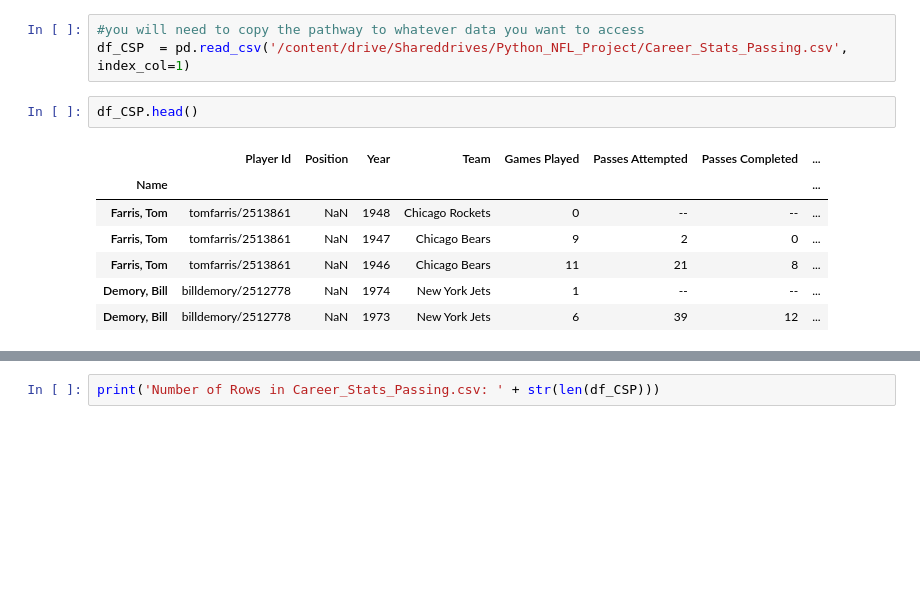
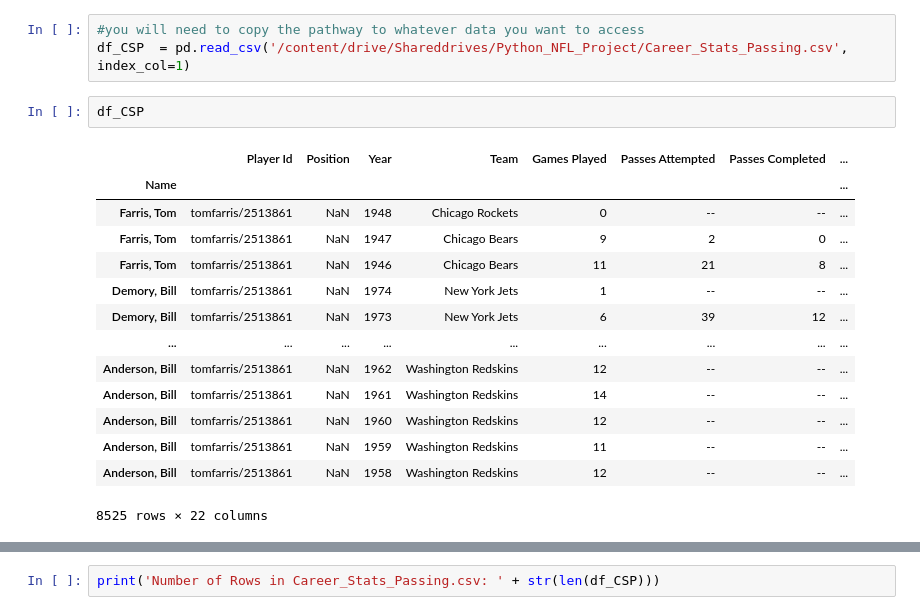
Before and after one commit to prabuarjunan/AI-ML-NFL-Dataset, a Jupyter notebook: NFL_Data_Analysis_PA_CSP.ipynb, the cells around one changed output, grey strips where cells are left out. Drawn from its saved outputs; the diff is of its cells as text; blank space fills up the shorter version.

```diff
--- a/NFL_Data_Analysis_PA_CSP.ipynb
+++ b/NFL_Data_Analysis_PA_CSP.ipynb
@@ -34,12 +34,19 @@ Mounted at /content/drive
 #you will need to copy the pathway to whatever data you want to access
 df_CSP  = pd.read_csv('/content/drive/Shareddrives/Python_NFL_Project/Career_Stats_Passing.csv', index_col=1)
 # %%
-df_CSP.head()
+df_CSP
 # %% [output]
 |  | Player Id | Position | Year | Team | Games Played | Passes Attempted | Passes Completed | ... |
 | Name |  |  |  |  |  |  |  | ... |
 | Farris, Tom | tomfarris/2513861 | NaN | 1948 | Chicago Rockets | 0 | -- | -- | ... |
 | Farris, Tom | tomfarris/2513861 | NaN | 1947 | Chicago Bears | 9 | 2 | 0 | ... |
 | Farris, Tom | tomfarris/2513861 | NaN | 1946 | Chicago Bears | 11 | 21 | 8 | ... |
-| Demory, Bill | billdemory/2512778 | NaN | 1974 | New York Jets | 1 | -- | -- | ... |
-| Demory, Bill | billdemory/2512778 | NaN | 1973 | New York Jets | 6 | 39 | 12 | ... |
+| Demory, Bill | tomfarris/2513861 | NaN | 1974 | New York Jets | 1 | -- | -- | ... |
+| Demory, Bill | tomfarris/2513861 | NaN | 1973 | New York Jets | 6 | 39 | 12 | ... |
+| ... | ... | ... | ... | ... | ... | ... | ... | ... |
+| Anderson, Bill | tomfarris/2513861 | NaN | 1962 | Washington Redskins | 12 | -- | -- | ... |
+| Anderson, Bill | tomfarris/2513861 | NaN | 1961 | Washington Redskins | 14 | -- | -- | ... |
+| Anderson, Bill | tomfarris/2513861 | NaN | 1960 | Washington Redskins | 12 | -- | -- | ... |
+| Anderson, Bill | tomfarris/2513861 | NaN | 1959 | Washington Redskins | 11 | -- | -- | ... |
+| Anderson, Bill | tomfarris/2513861 | NaN | 1958 | Washington Redskins | 12 | -- | -- | ... |
+8525 rows × 22 columns
```
Also changed, not shown: parts of 12 cells of this notebook.
